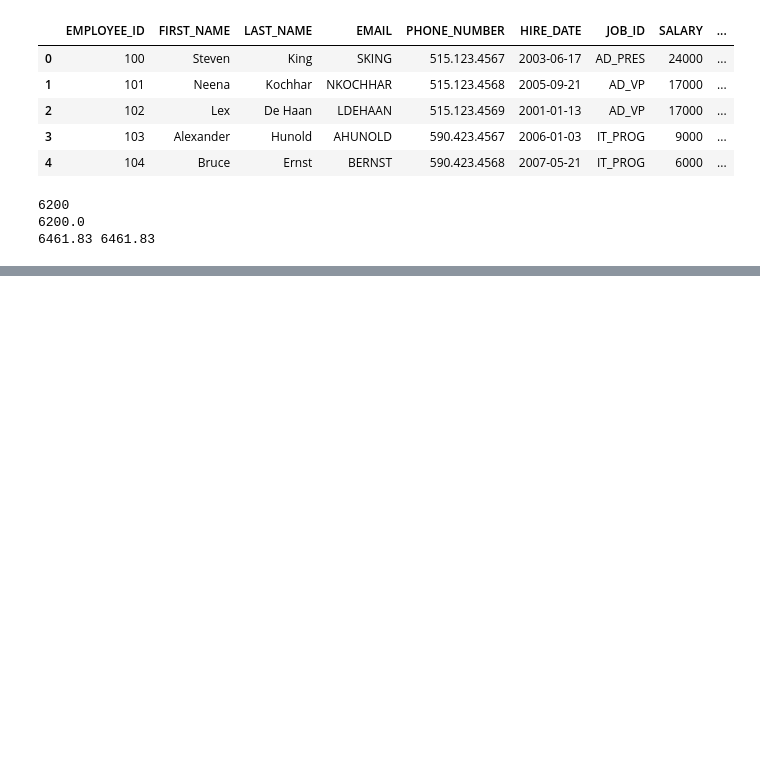
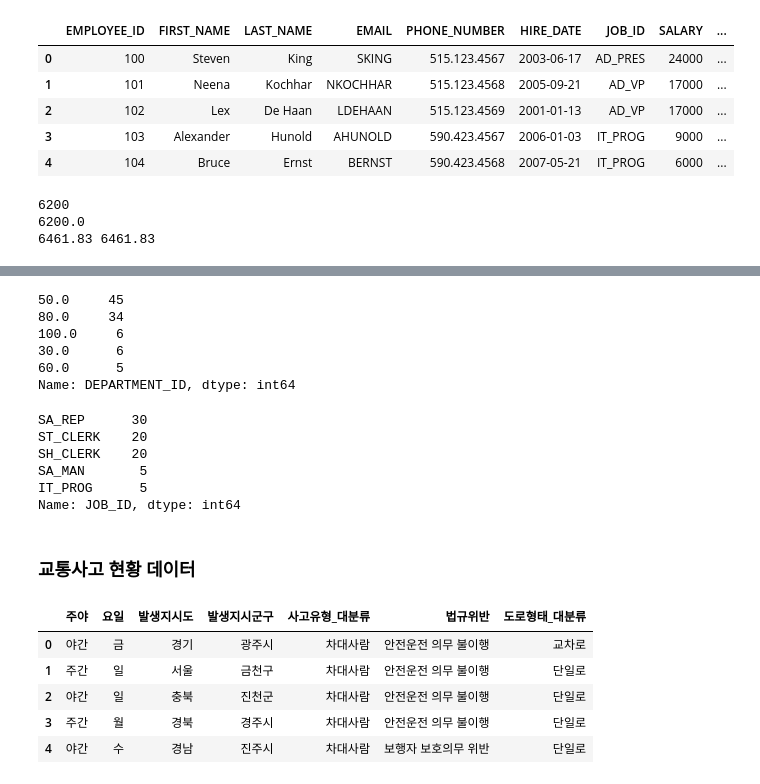
Before and after one commit to Dongcoon/statics, a Jupyter notebook: 01통계와데이터.ipynb, the cells around one changed output, grey strips where cells are left out. Saved outputs shown, nothing was run; the diff lists cells and outputs as text; code cells hidden in the pictures; blank space fills up the shorter version.

```diff
--- a/01통계와데이터.ipynb
+++ b/01통계와데이터.ipynb
@@ -229,0 +341,33 @@ print(np.round(emp_sum,2),emp_sum_np)
+# %%
+emp.DEPARTMENT_ID.value_counts().head()
+# %% [output]
+50.0     45
+80.0     34
+100.0     6
+30.0      6
+60.0      5
+Name: DEPARTMENT_ID, dtype: int64
+# %%
+emp.JOB_ID.value_counts().head()
+# %% [output]
+SA_REP      30
+ST_CLERK    20
+SH_CLERK    20
+SA_MAN       5
+IT_PROG      5
+Name: JOB_ID, dtype: int64
+# %% [markdown]
+### 교통사고 현황 데이터
+# %%
+# 교통사고 현황 데이터 기술통계 1
+car = pd.read_csv('data/car.csv')
+car = car[['주야','요일','발생지시도','발생지시군구','사고유형_대분류','법규위반','도로형태_대분류']]
+
+car.head()
+# %% [output]
+|  | 주야 | 요일 | 발생지시도 | 발생지시군구 | 사고유형_대분류 | 법규위반 | 도로형태_대분류 |
+| 0 | 야간 | 금 | 경기 | 광주시 | 차대사람 | 안전운전 의무 불이행 | 교차로 |
+| 1 | 주간 | 일 | 서울 | 금천구 | 차대사람 | 안전운전 의무 불이행 | 단일로 |
+| 2 | 야간 | 일 | 충북 | 진천군 | 차대사람 | 안전운전 의무 불이행 | 단일로 |
+| 3 | 주간 | 월 | 경북 | 경주시 | 차대사람 | 안전운전 의무 불이행 | 단일로 |
+| 4 | 야간 | 수 | 경남 | 진주시 | 차대사람 | 보행자 보호의무 위반 | 단일로 |
```
Also changed, not shown: parts of 21 cells of this notebook, 2 other files.
